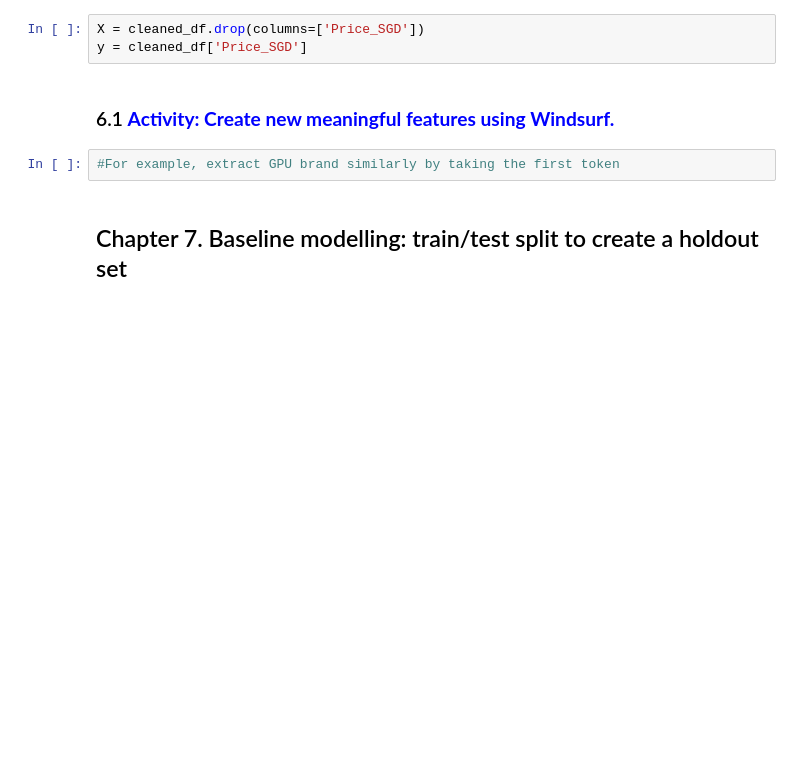
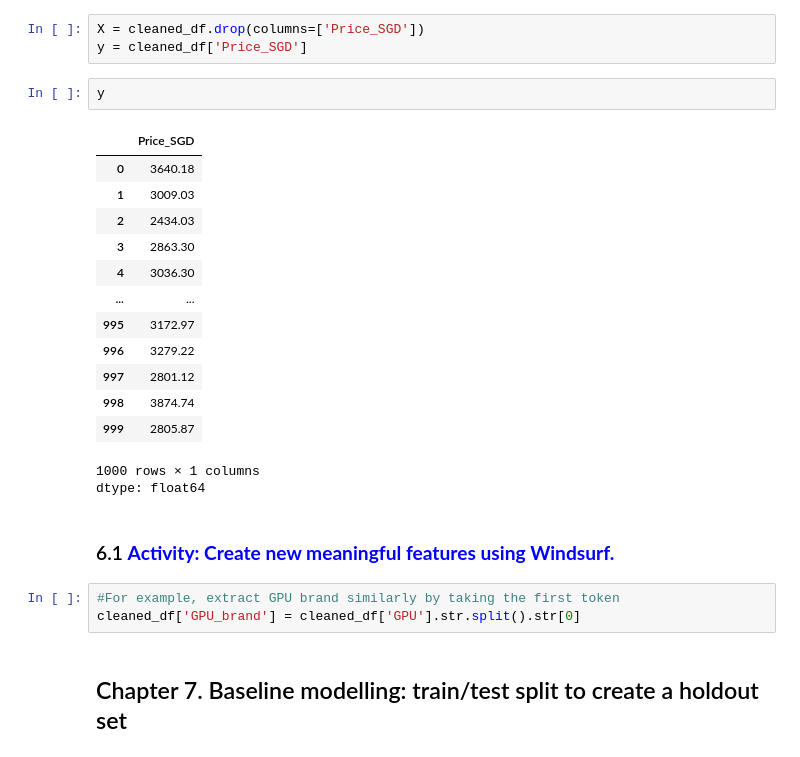
Before and after one commit to hazelchiang2102/ADALL_github, a Jupyter notebook: W3_S1_ADALL_Preparing_&_Modelling.ipynb, the cells around one changed output. Cells and saved outputs as stored; diff of their text form; blank space fills up the shorter version.

```diff
--- a/W3_S1_ADALL_Preparing_&_Modelling.ipynb
+++ b/W3_S1_ADALL_Preparing_&_Modelling.ipynb
@@ -888,10 +953,28 @@ Here we formalise the modelling objective from code point of view.
 # %%
 X = cleaned_df.drop(columns=['Price_SGD'])
 y = cleaned_df['Price_SGD']
+# %%
+y
+# %% [output]
+|  | Price_SGD |
+| 0 | 3640.18 |
+| 1 | 3009.03 |
+| 2 | 2434.03 |
+| 3 | 2863.30 |
+| 4 | 3036.30 |
+| ... | ... |
+| 995 | 3172.97 |
+| 996 | 3279.22 |
+| 997 | 2801.12 |
+| 998 | 3874.74 |
+| 999 | 2805.87 |
+1000 rows × 1 columns
+dtype: float64
 # %% [markdown]
 ### 6.1 **<font color=blue> Activity: Create new meaningful features using Windsurf. </font>**
 # %%
 #For example, extract GPU brand similarly by taking the first token
+cleaned_df['GPU_brand'] = cleaned_df['GPU'].str.split().str[0]
 # %% [markdown]
 
 ## Chapter 7. Baseline modelling: train/test split to create a holdout set
```
Also changed, not shown: parts of 12 cells of this notebook.
